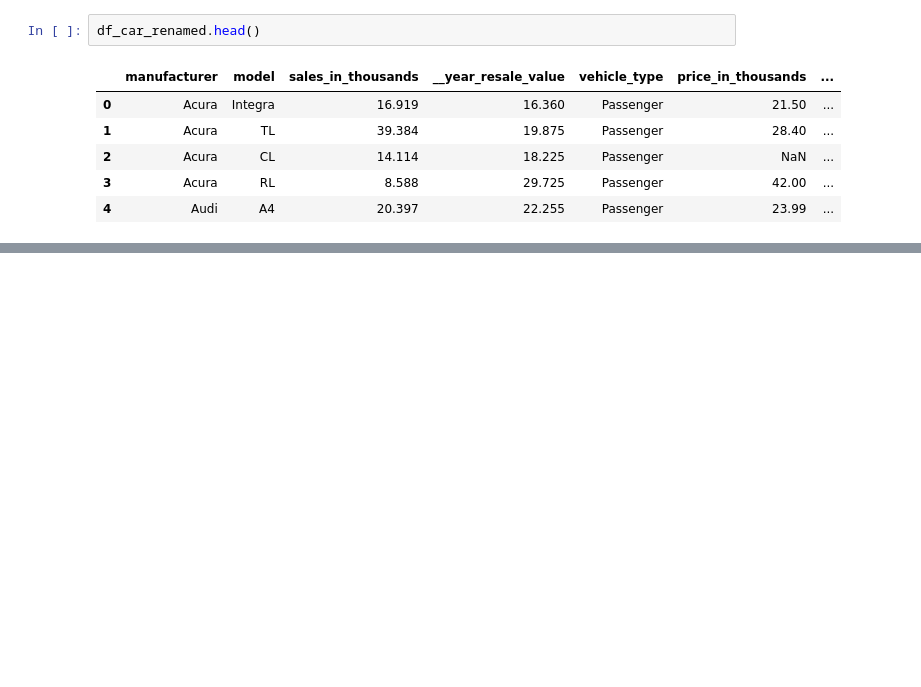
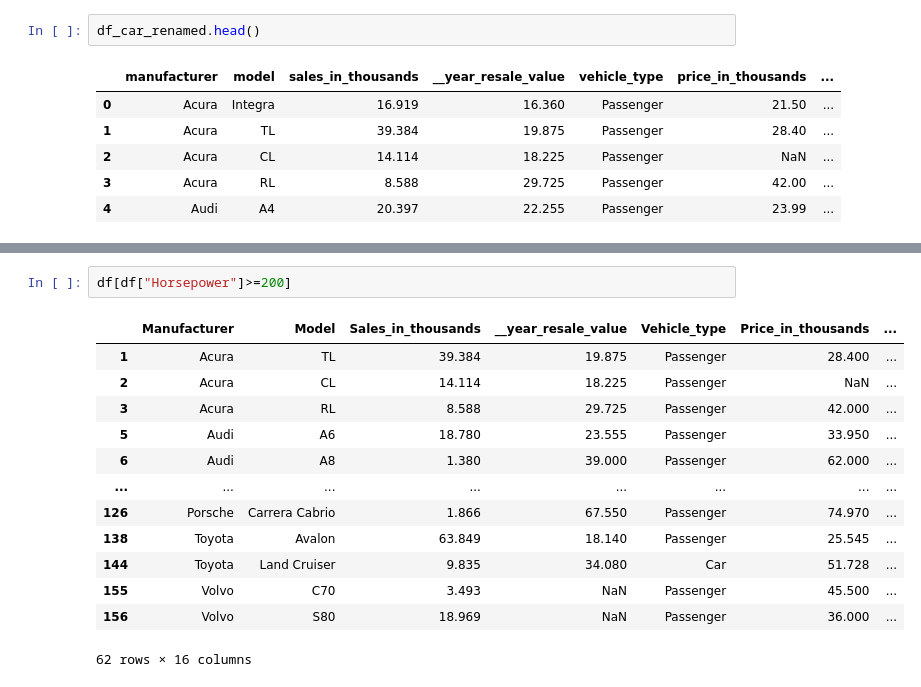
Before and after one commit to vigneshwarjayabal/Pandas, a Jupyter notebook: Pandas.ipynb, the cells around one changed output, grey strips where cells are left out. Cells and saved outputs as stored; diff of their text form; blank space fills up the shorter version.

```diff
--- a/Pandas.ipynb
+++ b/Pandas.ipynb
@@ -495,0 +578,16 @@ df_car_renamed.head()
+# %%
+df[df["Horsepower"]>=200]
+# %% [output]
+|  | Manufacturer | Model | Sales_in_thousands | __year_resale_value | Vehicle_type | Price_in_thousands | ... |
+| 1 | Acura | TL | 39.384 | 19.875 | Passenger | 28.400 | ... |
+| 2 | Acura | CL | 14.114 | 18.225 | Passenger | NaN | ... |
+| 3 | Acura | RL | 8.588 | 29.725 | Passenger | 42.000 | ... |
+| 5 | Audi | A6 | 18.780 | 23.555 | Passenger | 33.950 | ... |
+| 6 | Audi | A8 | 1.380 | 39.000 | Passenger | 62.000 | ... |
+| ... | ... | ... | ... | ... | ... | ... | ... |
+| 126 | Porsche | Carrera Cabrio | 1.866 | 67.550 | Passenger | 74.970 | ... |
+| 138 | Toyota | Avalon | 63.849 | 18.140 | Passenger | 25.545 | ... |
+| 144 | Toyota | Land Cruiser | 9.835 | 34.080 | Car | 51.728 | ... |
+| 155 | Volvo | C70 | 3.493 | NaN | Passenger | 45.500 | ... |
+| 156 | Volvo | S80 | 18.969 | NaN | Passenger | 36.000 | ... |
+62 rows × 16 columns
```
Also changed, not shown: parts of 30 cells of this notebook.
